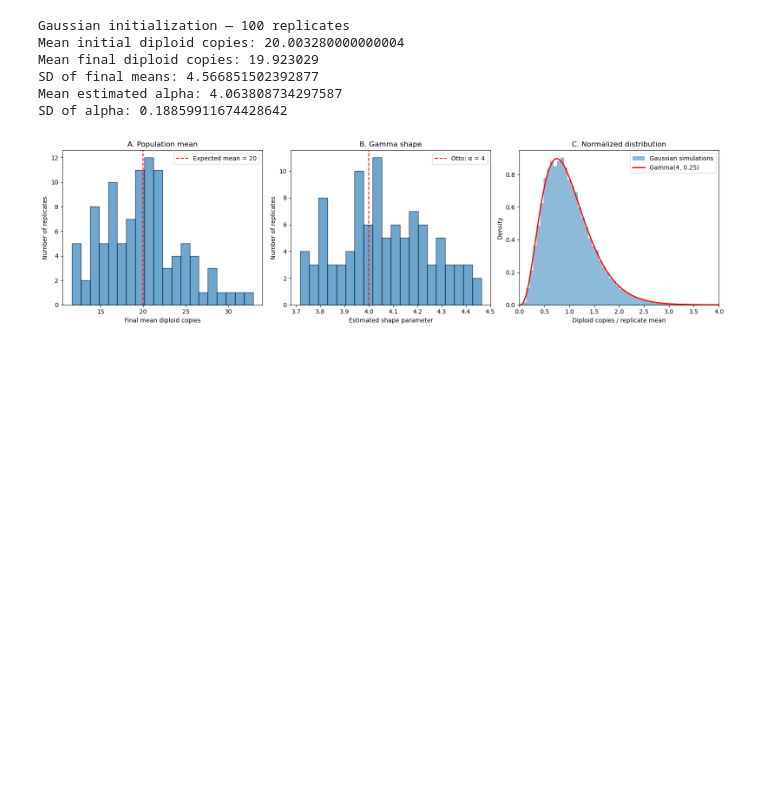
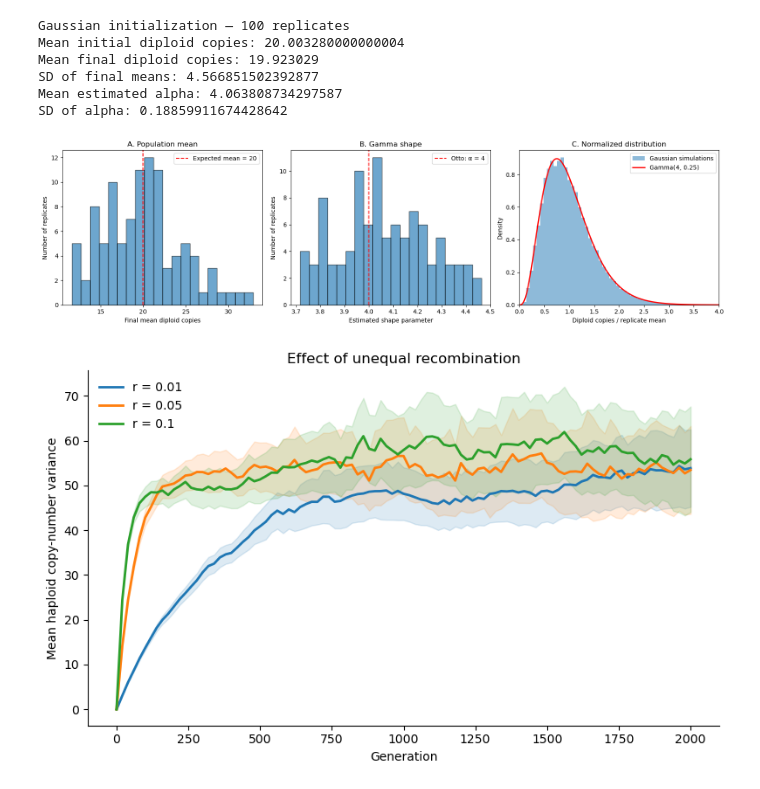
Before and after one commit to Duramenn/CNV_dynamics_2026, a Jupyter notebook: code/stochastic/S0.0_neutral.ipynb, the cells around one changed output. Saved outputs shown, nothing was run; the diff lists cells and outputs as text; code cells hidden in the pictures; blank space fills up the shorter version.

```diff
--- a/code/stochastic/S0.0_neutral.ipynb
+++ b/code/stochastic/S0.0_neutral.ipynb
@@ -497,3 +413,0 @@ Saved replicate results to neutral_cnv_replicates_results.csv
-# %%
-df = pd.read_csv("neutral_cnv_replicates_results.csv")
-print(df.head())
@@ -1356,0 +1346,44 @@ plt.show()
+# %%
+fig, ax = plt.subplots(figsize=(8, 5))
+
+for rec, group in df_exp1.groupby("rec"):
+
+    summary = group.groupby("generation")["var_hap"].agg(
+        ["mean", "std", "count"]
+    )
+
+    t = summary.index.to_numpy()
+    y = summary["mean"].to_numpy()
+
+    # Approximate 95% confidence interval of ensemble mean
+    se = (
+        summary["std"].fillna(0).to_numpy()
+        / np.sqrt(summary["count"].to_numpy())
+    )
+
+    line, = ax.plot(
+        t, y,
+        linewidth=2,
+        label=f"r = {rec}"
+    )
+
+    ax.fill_between(
+        t,
+        np.maximum(0, y - 1.96 * se),
+        y + 1.96 * se,
+        color=line.get_color(),
+        alpha=0.15
+    )
+
+ax.set_xlabel("Generation")
+ax.set_ylabel("Mean haploid copy-number variance")
+ax.set_title("Effect of unequal recombination")
+ax.legend(frameon=False)
+
+ax.spines["top"].set_visible(False)
+ax.spines["right"].set_visible(False)
+
+plt.tight_layout()
+plt.show()
+# %% [output]
+[figure, added]
```
Also changed, not shown: parts of 25 cells of this notebook, 1 other file.
